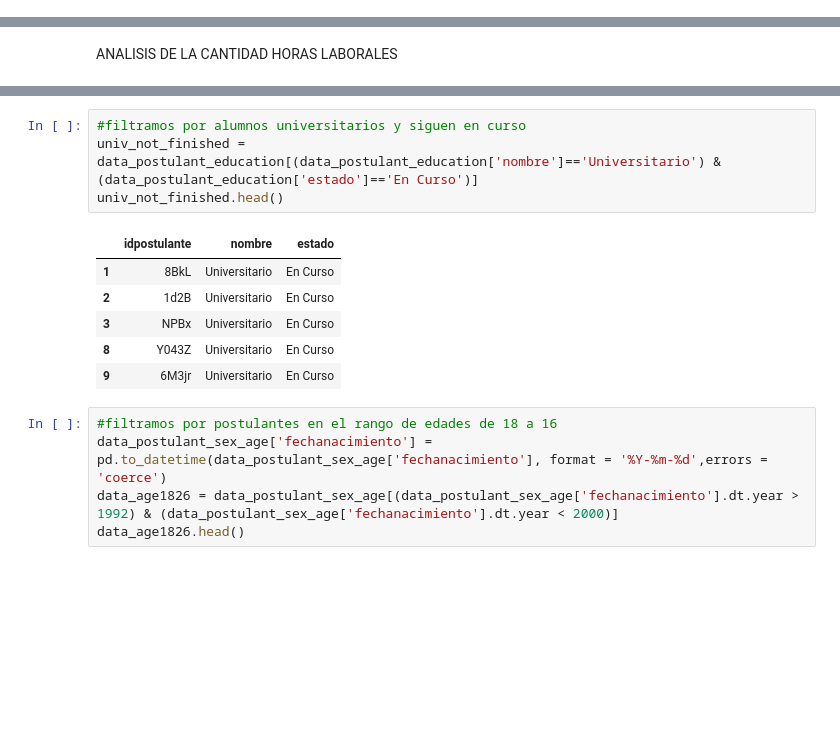
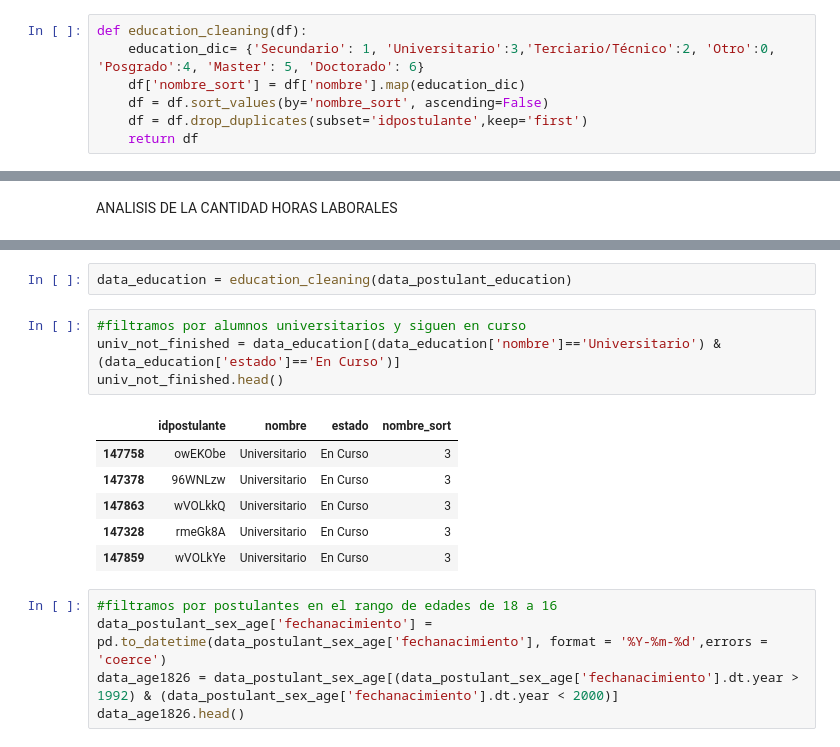
Before and after one commit to matfonseca/OrgaDatos, a Jupyter notebook: Analisis exploratorio.ipynb, the cells around one changed output, grey strips where cells are left out. Saved outputs shown, nothing was run; the diff lists cells and outputs as text; blank space fills up the shorter version.

Commit message:
cambio en el analisis utilizando el dataframe de educacion sin datos repetidos

```diff
--- a/Analisis exploratorio.ipynb
+++ b/Analisis exploratorio.ipynb
@@ -12,3 +9,10 @@ ModuleNotFoundError: No module named 'seaborn'
+# %%
+def education_cleaning(df):
+    education_dic= {'Secundario': 1, 'Universitario':3,'Terciario/Técnico':2, 'Otro':0, 'Posgrado':4, 'Master': 5, 'Doctorado': 6}
+    df['nombre_sort'] = df['nombre'].map(education_dic)
+    df = df.sort_values(by='nombre_sort', ascending=False)
+    df = df.drop_duplicates(subset='idpostulante',keep='first')
+    return df
 # %%
 data_postulant_education= pd.read_csv('datos_navent_fiuba/fiuba_1_postulantes_educacion.csv')
 data_postulant_education.head()
@@ -164,17 +168,19 @@ Por Contrato          37
 Fines de Semana       14
 Primer empleo          3
 Name: tipo_de_trabajo, dtype: int64
+# %%
+data_education = education_cleaning(data_postulant_education)
 # %%
 #filtramos por alumnos universitarios y siguen en curso
-univ_not_finished = data_postulant_education[(data_postulant_education['nombre']=='Universitario') & (data_postulant_education['estado']=='En Curso')]
+univ_not_finished = data_education[(data_education['nombre']=='Universitario') & (data_education['estado']=='En Curso')]
 univ_not_finished.head()
 # %% [output]
-|  | idpostulante | nombre | estado |
-| 1 | 8BkL | Universitario | En Curso |
-| 2 | 1d2B | Universitario | En Curso |
-| 3 | NPBx | Universitario | En Curso |
-| 8 | Y043Z | Universitario | En Curso |
-| 9 | 6M3jr | Universitario | En Curso |
+|  | idpostulante | nombre | estado | nombre_sort |
+| 147758 | owEKObe | Universitario | En Curso | 3 |
+| 147378 | 96WNLzw | Universitario | En Curso | 3 |
+| 147863 | wVOLkkQ | Universitario | En Curso | 3 |
+| 147328 | rmeGk8A | Universitario | En Curso | 3 |
+| 147859 | wVOLkYe | Universitario | En Curso | 3 |
 # %%
 #filtramos por postulantes en el rango de edades de 18 a 16
 data_postulant_sex_age['fechanacimiento'] = pd.to_datetime(data_postulant_sex_age['fechanacimiento'], format = '%Y-%m-%d',errors = 'coerce')
```
Also changed, not shown: parts of 11 cells of this notebook.
